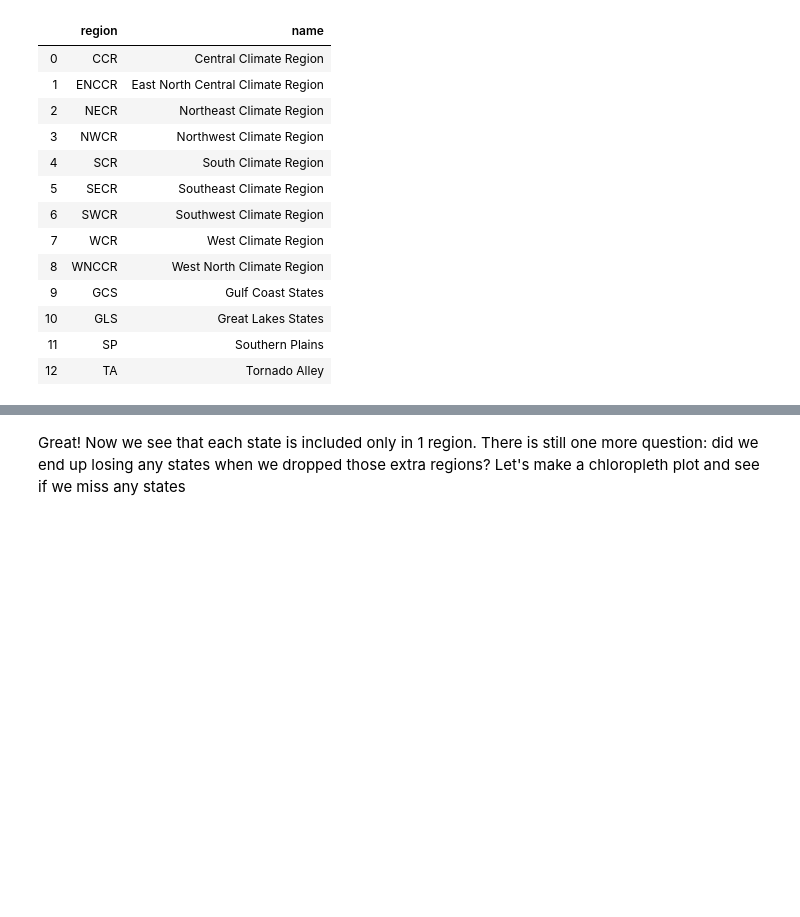
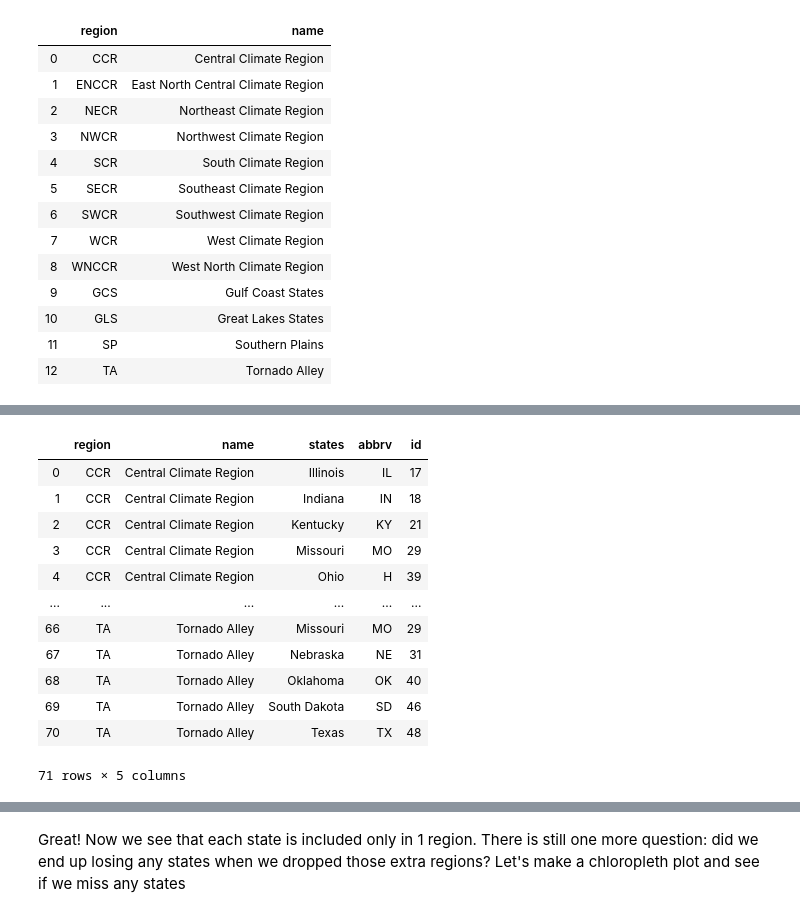
Before and after one commit to sandeshAdhikary/visualizations, a Jupyter notebook: A2-extreme-weather/Exploratory Data Analysis.ipynb, the cells around one changed output, grey strips where cells are left out. Drawn from its saved outputs; the diff is of its cells as text; code cells hidden in the pictures; blank space fills up the shorter version.

```diff
--- a/A2-extreme-weather/Exploratory Data Analysis.ipynb
+++ b/A2-extreme-weather/Exploratory Data Analysis.ipynb
@@ -568 +668,17 @@ reduced_region_names = [x for x in all_region_names if x not in region_names_to_
+# %%
+regions
+# %% [output]
+|  | region | name | states | abbrv | id |
+| 0 | CCR | Central Climate Region | Illinois | IL | 17 |
+| 1 | CCR | Central Climate Region | Indiana | IN | 18 |
+| 2 | CCR | Central Climate Region | Kentucky | KY | 21 |
+| 3 | CCR | Central Climate Region | Missouri | MO | 29 |
+| 4 | CCR | Central Climate Region | Ohio | H | 39 |
+| ... | ... | ... | ... | ... | ... |
+| 66 | TA | Tornado Alley | Missouri | MO | 29 |
+| 67 | TA | Tornado Alley | Nebraska | NE | 31 |
+| 68 | TA | Tornado Alley | Oklahoma | OK | 40 |
+| 69 | TA | Tornado Alley | South Dakota | SD | 46 |
+| 70 | TA | Tornado Alley | Texas | TX | 48 |
+71 rows × 5 columns
 # %%
```
Also changed, not shown: parts of 93 cells of this notebook.
